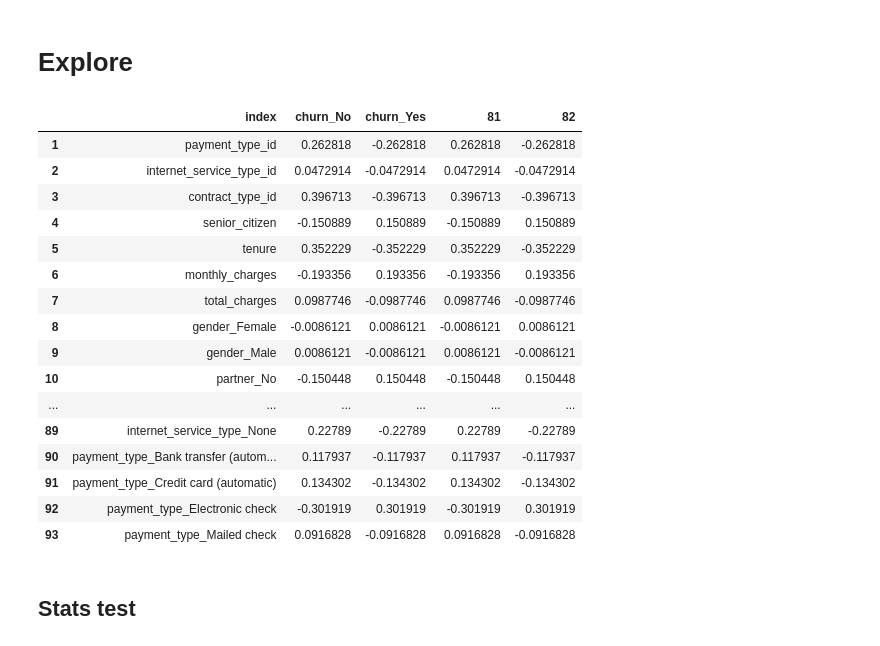
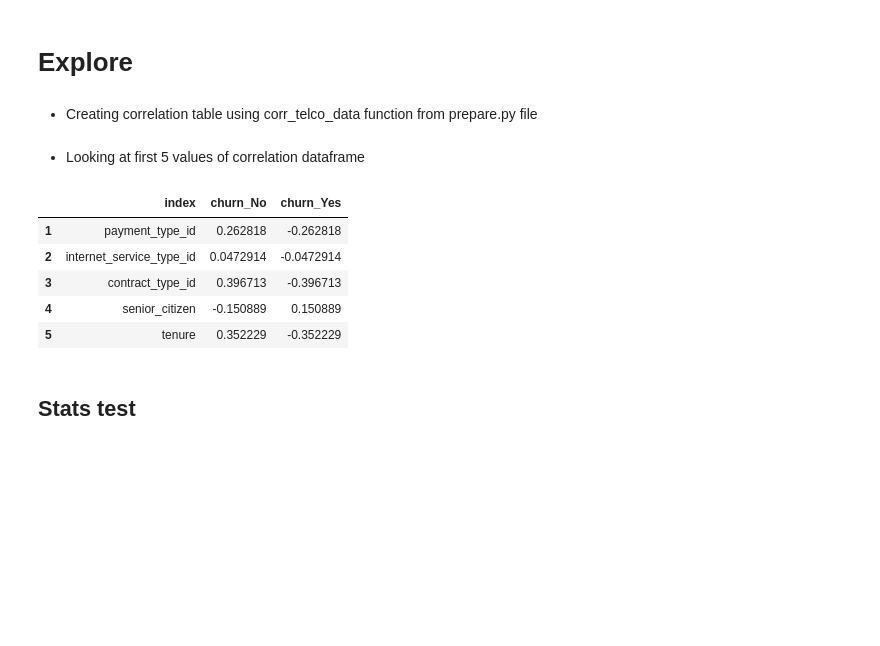
Before and after one commit to LinhQuach13/classification_project, a Jupyter notebook: telco_final.ipynb, the cells around one changed output. Drawn from its saved outputs; the diff is of its cells as text; code cells hidden in the pictures; blank space fills up the shorter version.

```diff
--- a/telco_final.ipynb
+++ b/telco_final.ipynb
@@ -218,27 +276,22 @@ clean_df.head()
 5 rows × 67 columns
 # %% [markdown]
 # Explore
+# %% [markdown]
+- Creating correlation table using corr_telco_data function from prepare.py file
 # %%
 # Creating correlation table using corr_telco_data function from prepare.py file
-prepare.corr_telco_data(clean_df)
+corr_df= prepare.corr_telco_data(clean_df)
-# %% [output]
-|  | index | churn_No | churn_Yes | 81 | 82 |
-| 1 | payment_type_id | 0.262818 | -0.262818 | 0.262818 | -0.262818 |
-| 2 | internet_service_type_id | 0.0472914 | -0.0472914 | 0.0472914 | -0.0472914 |
-| 3 | contract_type_id | 0.396713 | -0.396713 | 0.396713 | -0.396713 |
-| 4 | senior_citizen | -0.150889 | 0.150889 | -0.150889 | 0.150889 |
-| 5 | tenure | 0.352229 | -0.352229 | 0.352229 | -0.352229 |
-| 6 | monthly_charges | -0.193356 | 0.193356 | -0.193356 | 0.193356 |
-| 7 | total_charges | 0.0987746 | -0.0987746 | 0.0987746 | -0.0987746 |
-| 8 | gender_Female | -0.0086121 | 0.0086121 | -0.0086121 | 0.0086121 |
-| 9 | gender_Male | 0.0086121 | -0.0086121 | 0.0086121 | -0.0086121 |
-| 10 | partner_No | -0.150448 | 0.150448 | -0.150448 | 0.150448 |
-| ... | ... | ... | ... | ... | ... |
-| 89 | internet_service_type_None | 0.22789 | -0.22789 | 0.22789 | -0.22789 |
-| 90 | payment_type_Bank transfer (autom... | 0.117937 | -0.117937 | 0.117937 | -0.117937 |
-| 91 | payment_type_Credit card (automatic) | 0.134302 | -0.134302 | 0.134302 | -0.134302 |
-| 92 | payment_type_Electronic check | -0.301919 | 0.301919 | -0.301919 | 0.301919 |
-| 93 | payment_type_Mailed check | 0.0916828 | -0.0916828 | 0.0916828 | -0.0916828 |
+# %% [markdown]
+- Looking at first 5 values of correlation dataframe
+# %%
+corr_df.head() # Looking at first 5 values of correlation dataframe
+# %% [output]
+|  | index | churn_No | churn_Yes |
+| 1 | payment_type_id | 0.262818 | -0.262818 |
+| 2 | internet_service_type_id | 0.0472914 | -0.0472914 |
+| 3 | contract_type_id | 0.396713 | -0.396713 |
+| 4 | senior_citizen | -0.150889 | 0.150889 |
+| 5 | tenure | 0.352229 | -0.352229 |
 # %% [markdown]
 ## Stats test
 # %%
```
Also changed, not shown: parts of 58 cells of this notebook.
